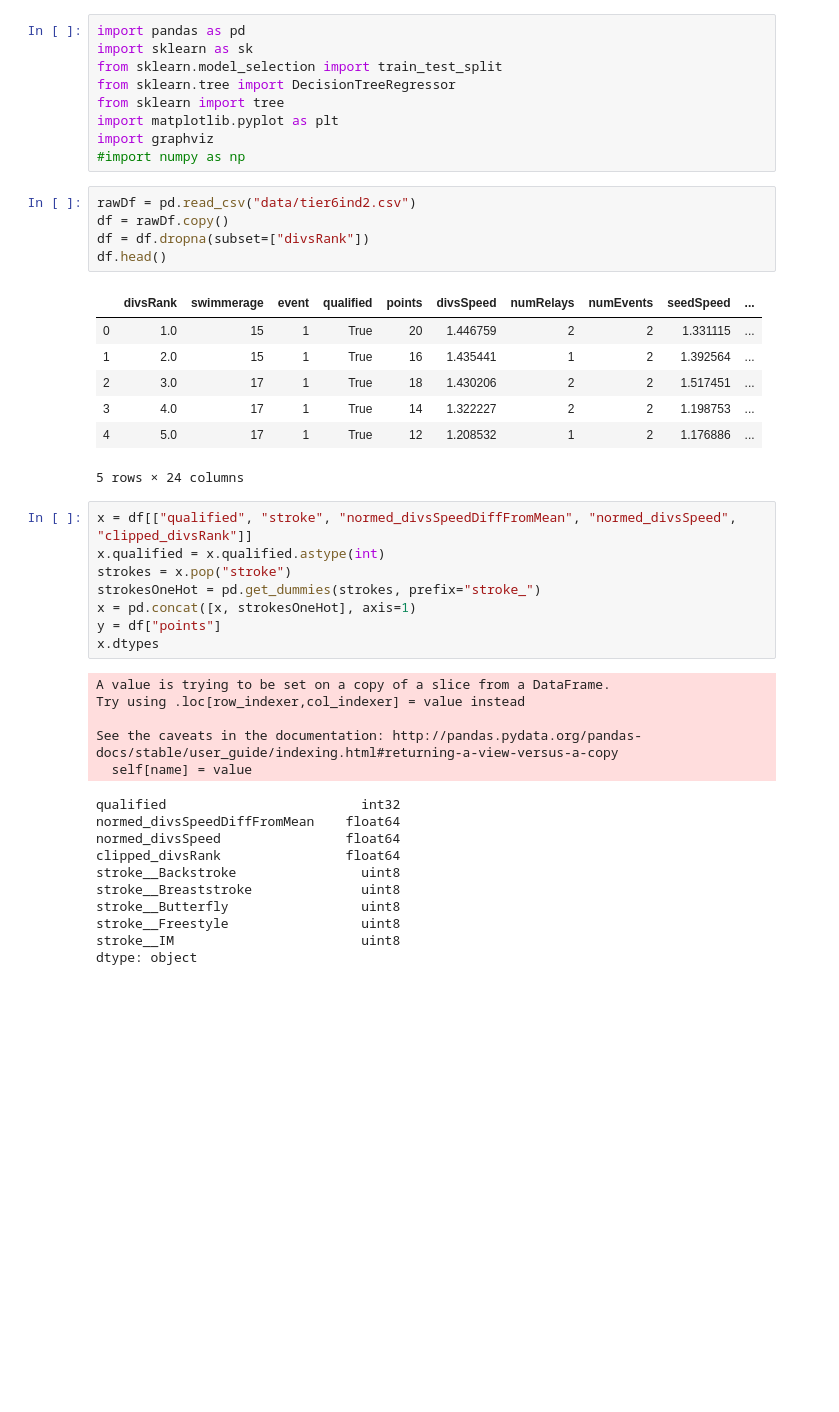
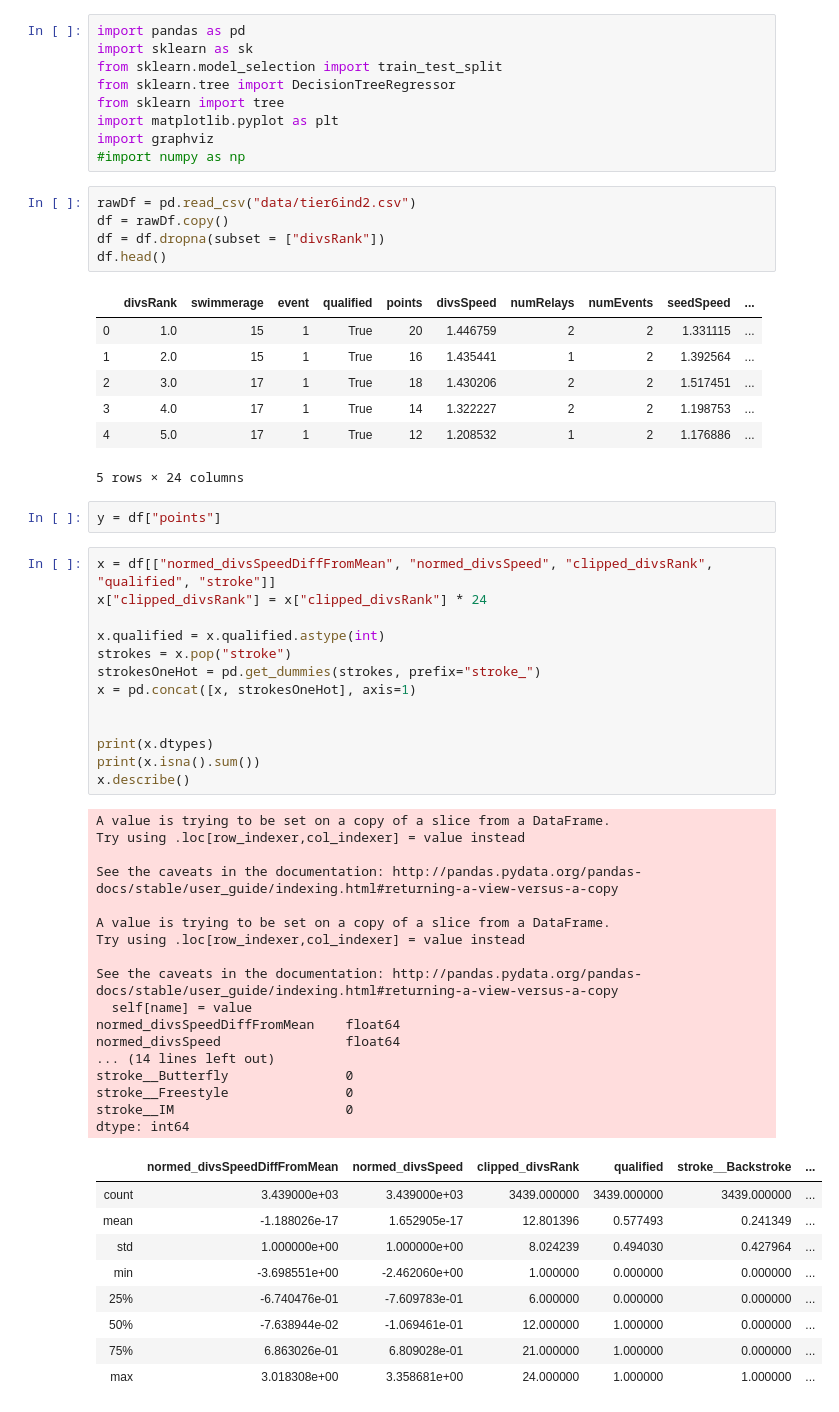
Before and after one commit to jtang9001/skynet2, a Jupyter notebook: skTree.ipynb, the cells around one changed output. Saved outputs shown, nothing was run; the diff lists cells and outputs as text; blank space fills up the shorter version.

```diff
--- a/skTree.ipynb
+++ b/skTree.ipynb
@@ -10,7 +10,7 @@ import graphviz
 # %%
 rawDf = pd.read_csv("data/tier6ind2.csv")
 df = rawDf.copy()
-df = df.dropna(subset=["divsRank"])
+df = df.dropna(subset = ["divsRank"])
 df.head()
 # %% [output]
 |  | divsRank | swimmerage | event | qualified | points | divsSpeed | numRelays | numEvents | seedSpeed | ... |
@@ -20,27 +20,45 @@ df.head()
 | 3 | 4.0 | 17 | 1 | True | 14 | 1.322227 | 2 | 2 | 1.198753 | ... |
 | 4 | 5.0 | 17 | 1 | True | 12 | 1.208532 | 1 | 2 | 1.176886 | ... |
 5 rows × 24 columns
+# %%
+y = df["points"]
 # %%
-x = df[["qualified", "stroke", "normed_divsSpeedDiffFromMean", "normed_divsSpeed", "clipped_divsRank"]]
+x = df[["normed_divsSpeedDiffFromMean", "normed_divsSpeed", "clipped_divsRank", "qualified", "stroke"]]
+x["clipped_divsRank"] = x["clipped_divsRank"] * 24
+
 x.qualified = x.qualified.astype(int)
 strokes = x.pop("stroke")
 strokesOneHot = pd.get_dummies(strokes, prefix="stroke_")
 x = pd.concat([x, strokesOneHot], axis=1)
-y = df["points"]
-x.dtypes
+
+
+print(x.dtypes)
+print(x.isna().sum())
+x.describe()
 # %% [output]
+A value is trying to be set on a copy of a slice from a DataFrame.
+Try using .loc[row_indexer,col_indexer] = value instead
+
+See the caveats in the documentation: http://pandas.pydata.org/pandas-docs/stable/user_guide/indexing.html#returning-a-view-versus-a-copy
+
 A value is trying to be set on a copy of a slice from a DataFrame.
 Try using .loc[row_indexer,col_indexer] = value instead
 
 See the caveats in the documentation: http://pandas.pydata.org/pandas-docs/stable/user_guide/indexing.html#returning-a-view-versus-a-copy
   self[name] = value
+normed_divsSpeedDiffFromMean    float64
+normed_divsSpeed                float64
+... (14 lines left out)
+stroke__Butterfly               0
+stroke__Freestyle               0
+stroke__IM                      0
+dtype: int64
-qualified                         int32
-normed_divsSpeedDiffFromMean    float64
-normed_divsSpeed                float64
-clipped_divsRank                float64
-stroke__Backstroke                uint8
-stroke__Breaststroke              uint8
-stroke__Butterfly                 uint8
-stroke__Freestyle                 uint8
-stroke__IM                        uint8
-dtype: object
+|  | normed_divsSpeedDiffFromMean | normed_divsSpeed | clipped_divsRank | qualified | stroke__Backstroke | ... |
+| count | 3.439000e+03 | 3.439000e+03 | 3439.000000 | 3439.000000 | 3439.000000 | ... |
+| mean | -1.188026e-17 | 1.652905e-17 | 12.801396 | 0.577493 | 0.241349 | ... |
+| std | 1.000000e+00 | 1.000000e+00 | 8.024239 | 0.494030 | 0.427964 | ... |
+| min | -3.698551e+00 | -2.462060e+00 | 1.000000 | 0.000000 | 0.000000 | ... |
+| 25% | -6.740476e-01 | -7.609783e-01 | 6.000000 | 0.000000 | 0.000000 | ... |
+| 50% | -7.638944e-02 | -1.069461e-01 | 12.000000 | 1.000000 | 0.000000 | ... |
+| 75% | 6.863026e-01 | 6.809028e-01 | 21.000000 | 1.000000 | 0.000000 | ... |
+| max | 3.018308e+00 | 3.358681e+00 | 24.000000 | 1.000000 | 1.000000 | ... |
```
Also changed, not shown: parts of 6 cells of this notebook, 2 other files.
